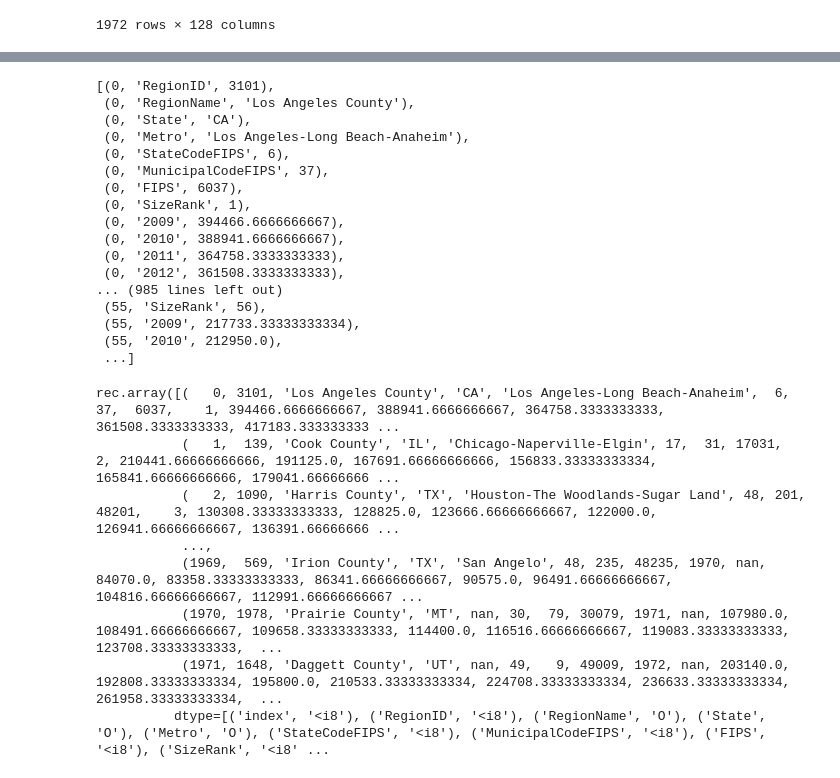
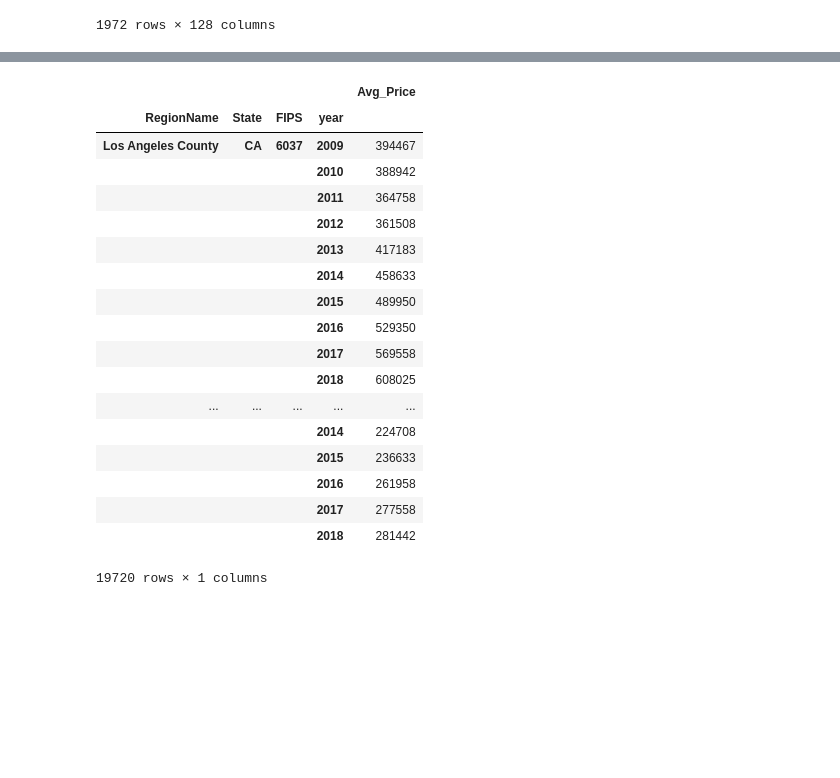
Before and after one commit to tateha26/My-First-Repository, a Jupyter notebook: Zillow_data.ipynb, the cells around one changed output, grey strips where cells are left out. Drawn from its saved outputs; the diff is of its cells as text; code cells hidden in the pictures; blank space fills up the shorter version.

```diff
--- a/Zillow_data.ipynb
+++ b/Zillow_data.ipynb
@@ -233,31 +106,24 @@ tups = [tuple(x) for x in df_zillow.stack().reset_index().values.tolist()]
-# %%
-tups
-# %% [output]
-[(0, 'RegionID', 3101),
- (0, 'RegionName', 'Los Angeles County'),
- (0, 'State', 'CA'),
- (0, 'Metro', 'Los Angeles-Long Beach-Anaheim'),
- (0, 'StateCodeFIPS', 6),
- (0, 'MunicipalCodeFIPS', 37),
- (0, 'FIPS', 6037),
- (0, 'SizeRank', 1),
- (0, '2009', 394466.6666666667),
- (0, '2010', 388941.6666666667),
- (0, '2011', 364758.3333333333),
- (0, '2012', 361508.3333333333),
-... (985 lines left out)
- (55, 'SizeRank', 56),
- (55, '2009', 217733.33333333334),
- (55, '2010', 212950.0),
- ...]
-# %%
-df_zillow.to_records()
-# %% [output]
-rec.array([(   0, 3101, 'Los Angeles County', 'CA', 'Los Angeles-Long Beach-Anaheim',  6,  37,  6037,    1, 394466.6666666667, 388941.6666666667, 364758.3333333333, 361508.3333333333, 417183.333333333 ...
-           (   1,  139, 'Cook County', 'IL', 'Chicago-Naperville-Elgin', 17,  31, 17031,    2, 210441.66666666666, 191125.0, 167691.66666666666, 156833.33333333334, 165841.66666666666, 179041.66666666 ...
-           (   2, 1090, 'Harris County', 'TX', 'Houston-The Woodlands-Sugar Land', 48, 201, 48201,    3, 130308.33333333333, 128825.0, 123666.66666666667, 122000.0, 126941.66666666667, 136391.66666666 ...
-           ...,
-           (1969,  569, 'Irion County', 'TX', 'San Angelo', 48, 235, 48235, 1970, nan, 84070.0, 83358.33333333333, 86341.66666666667, 90575.0, 96491.66666666667, 104816.66666666667, 112991.66666666667 ...
-           (1970, 1978, 'Prairie County', 'MT', nan, 30,  79, 30079, 1971, nan, 107980.0, 108491.66666666667, 109658.33333333333, 114400.0, 116516.66666666667, 119083.33333333333, 123708.33333333333,  ...
-           (1971, 1648, 'Daggett County', 'UT', nan, 49,   9, 49009, 1972, nan, 203140.0, 192808.33333333334, 195800.0, 210533.33333333334, 224708.33333333334, 236633.33333333334, 261958.33333333334,  ...
-          dtype=[('index', '<i8'), ('RegionID', '<i8'), ('RegionName', 'O'), ('State', 'O'), ('Metro', 'O'), ('StateCodeFIPS', '<i8'), ('MunicipalCodeFIPS', '<i8'), ('FIPS', '<i8'), ('SizeRank', '<i8' ...
+# %%
+df_zillow1 = pd.wide_to_long(df_zillow, stubnames='Avg_Price', i=['RegionName','State','FIPS'], j='year')
+df_zillow1 = df_zillow1.drop(['SizeRank','RegionID','StateCodeFIPS','MunicipalCodeFIPS','Metro'], axis=1)
+df_zillow1
+# %% [output]
+|  |  |  |  | Avg_Price |
+| RegionName | State | FIPS | year |  |
+| Los Angeles County | CA | 6037 | 2009 | 394467 |
+|  |  |  | 2010 | 388942 |
+|  |  |  | 2011 | 364758 |
+|  |  |  | 2012 | 361508 |
+|  |  |  | 2013 | 417183 |
+|  |  |  | 2014 | 458633 |
+|  |  |  | 2015 | 489950 |
+|  |  |  | 2016 | 529350 |
+|  |  |  | 2017 | 569558 |
+|  |  |  | 2018 | 608025 |
+| ... | ... | ... | ... | ... |
+|  |  |  | 2014 | 224708 |
+|  |  |  | 2015 | 236633 |
+|  |  |  | 2016 | 261958 |
+|  |  |  | 2017 | 277558 |
+|  |  |  | 2018 | 281442 |
+19720 rows × 1 columns
```
Also changed, not shown: parts of 10 cells of this notebook.
